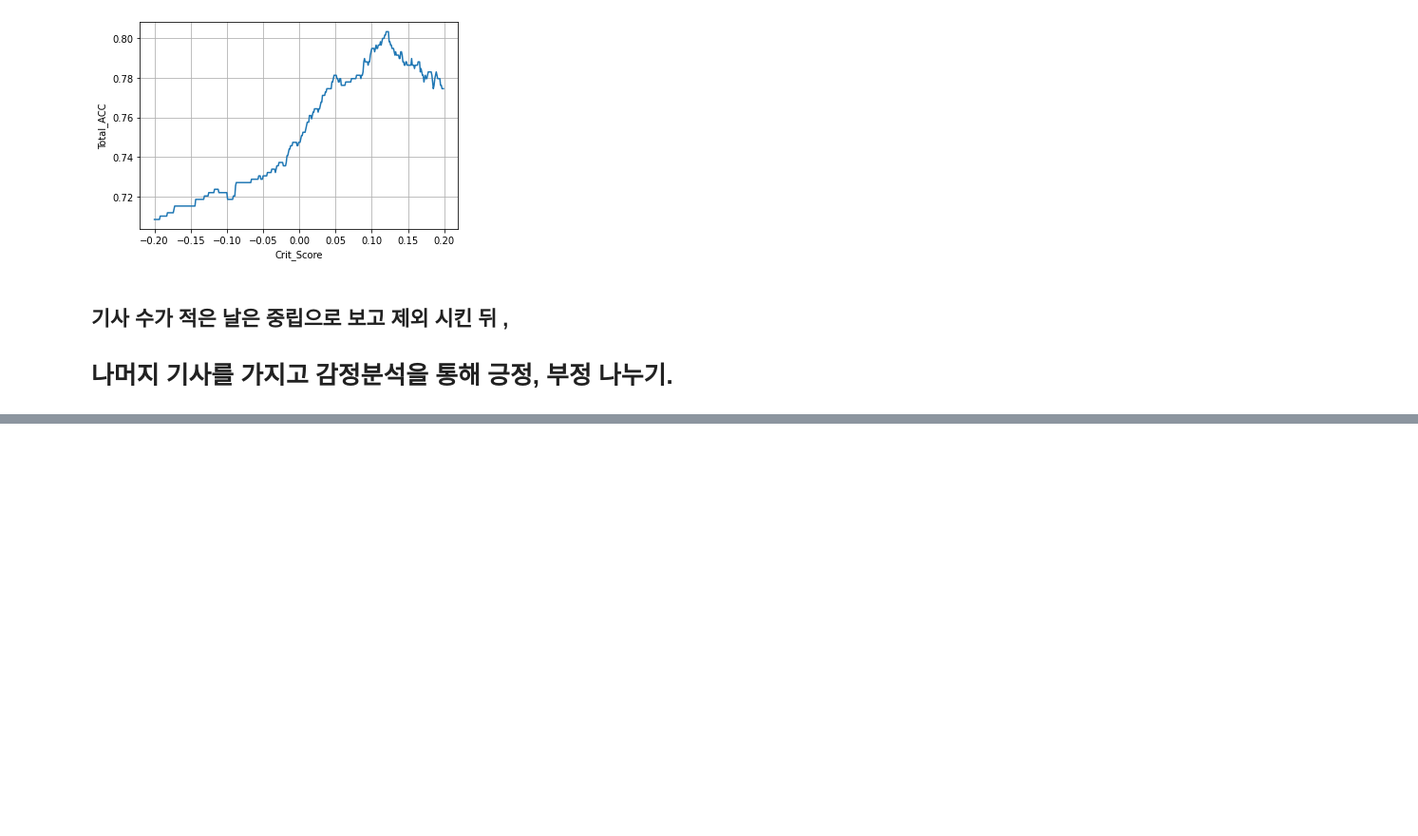
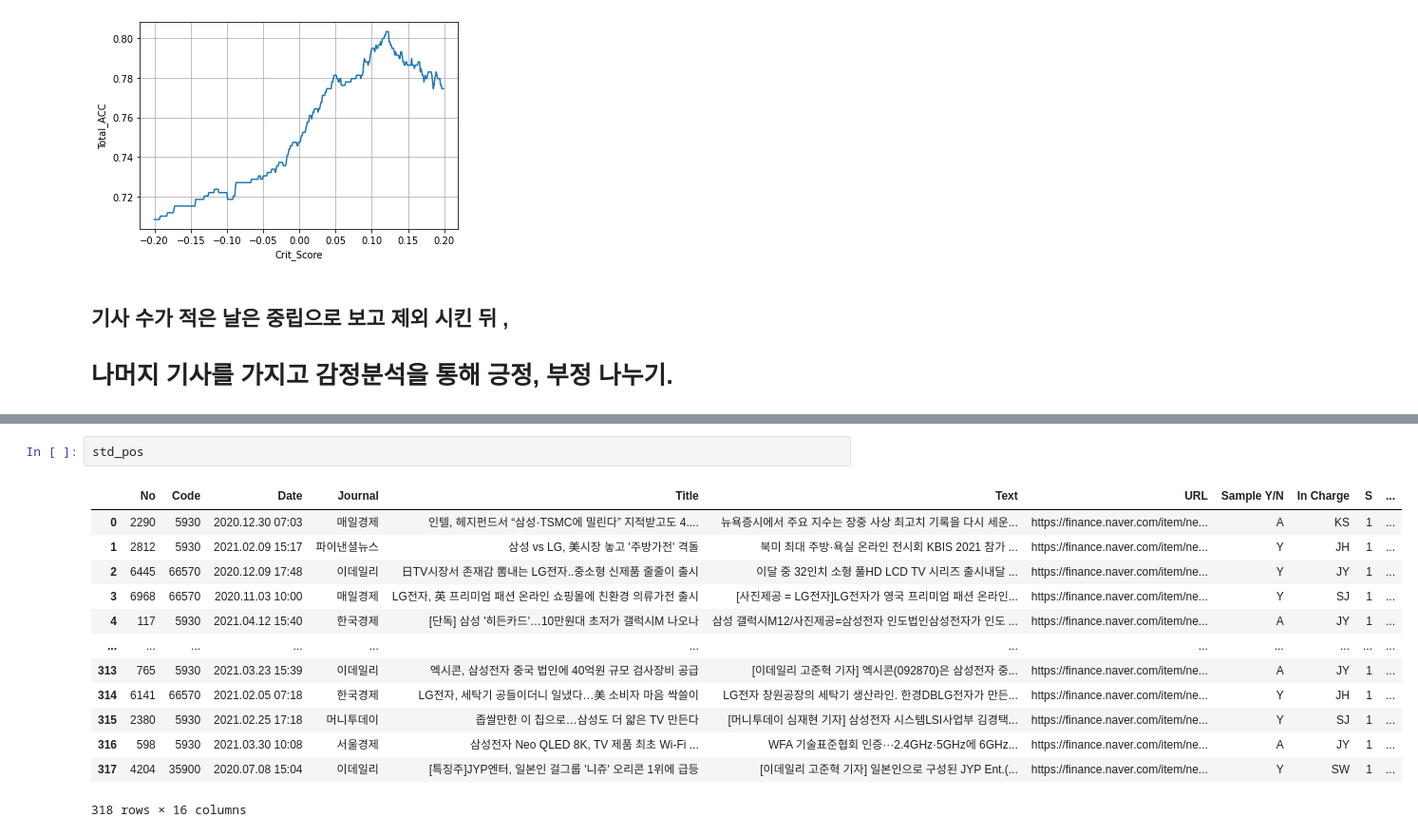
Before and after one commit to KyoungmiKwon/Bigdata_Training_at_ITwill, a Jupyter notebook: Team_Project/C05_SJ_add_resize.ipynb, the cells around one changed output, grey strips where cells are left out. Shown at 95% size. Saved outputs shown, nothing was run; the diff lists cells and outputs as text; blank space fills up the shorter version.

```diff
--- a/Team_Project/C05_SJ_add_resize.ipynb
+++ b/Team_Project/C05_SJ_add_resize.ipynb
@@ -699,0 +907,16 @@ date_neu=0
+# %%
+std_pos
+# %% [output]
+|  | No | Code | Date | Journal | Title | Text | URL | Sample Y/N | In Charge | S | ... |
+| 0 | 2290 | 5930 | 2020.12.30 07:03 | 매일경제 | 인텔, 헤지펀드서 “삼성·TSMC에 밀린다” 지적받고도 4.... | 뉴욕증시에서 주요 지수는 장중 사상 최고치 기록을 다시 세운... | https://finance.naver.com/item/ne... | A | KS | 1 | ... |
+| 1 | 2812 | 5930 | 2021.02.09 15:17 | 파이낸셜뉴스 | 삼성 vs LG, 美시장 놓고 '주방가전' 격돌 | 북미 최대 주방·욕실 온라인 전시회 KBIS 2021 참가 ... | https://finance.naver.com/item/ne... | Y | JH | 1 | ... |
+| 2 | 6445 | 66570 | 2020.12.09 17:48 | 이데일리 | 日TV시장서 존재감 뽐내는 LG전자..중소형 신제품 줄줄이 출시 | 이달 중 32인치 소형 풀HD LCD TV 시리즈 출시내달 ... | https://finance.naver.com/item/ne... | Y | JY | 1 | ... |
+| 3 | 6968 | 66570 | 2020.11.03 10:00 | 매일경제 | LG전자, 英 프리미엄 패션 온라인 쇼핑몰에 친환경 의류가전 출시 | [사진제공 = LG전자]LG전자가 영국 프리미엄 패션 온라인... | https://finance.naver.com/item/ne... | Y | SJ | 1 | ... |
+| 4 | 117 | 5930 | 2021.04.12 15:40 | 한국경제 | [단독] 삼성 '히든카드'…10만원대 초저가 갤럭시M 나오나 | 삼성 갤럭시M12/사진제공=삼성전자 인도법인삼성전자가 인도 ... | https://finance.naver.com/item/ne... | A | JY | 1 | ... |
+| ... | ... | ... | ... | ... | ... | ... | ... | ... | ... | ... | ... |
+| 313 | 765 | 5930 | 2021.03.23 15:39 | 이데일리 | 엑시콘, 삼성전자 중국 법인에 40억원 규모 검사장비 공급 | [이데일리 고준혁 기자] 엑시콘(092870)은 삼성전자 중... | https://finance.naver.com/item/ne... | A | JY | 1 | ... |
+| 314 | 6141 | 66570 | 2021.02.05 07:18 | 한국경제 | LG전자, 세탁기 공들이더니 일냈다…美 소비자 마음 싹쓸이 | LG전자 창원공장의 세탁기 생산라인. 한경DBLG전자가 만든... | https://finance.naver.com/item/ne... | Y | JH | 1 | ... |
+| 315 | 2380 | 5930 | 2021.02.25 17:18 | 머니투데이 | 좁쌀만한 이 칩으로…삼성도 더 얇은 TV 만든다 | [머니투데이 심재현 기자] 삼성전자 시스템LSI사업부 김경택... | https://finance.naver.com/item/ne... | Y | SJ | 1 | ... |
+| 316 | 598 | 5930 | 2021.03.30 10:08 | 서울경제 | 삼성전자 Neo QLED 8K, TV 제품 최초 Wi-Fi ... | WFA 기술표준협회 인증···2.4GHz·5GHz에 6GHz... | https://finance.naver.com/item/ne... | A | JY | 1 | ... |
+| 317 | 4204 | 35900 | 2020.07.08 15:04 | 이데일리 | [특징주]JYP엔터, 일본인 걸그룹 '니쥬' 오리콘 1위에 급등 | [이데일리 고준혁 기자] 일본인으로 구성된 JYP Ent.(... | https://finance.naver.com/item/ne... | Y | SW | 1 | ... |
+318 rows × 16 columns
```
Also changed, not shown: parts of 30 cells of this notebook.
